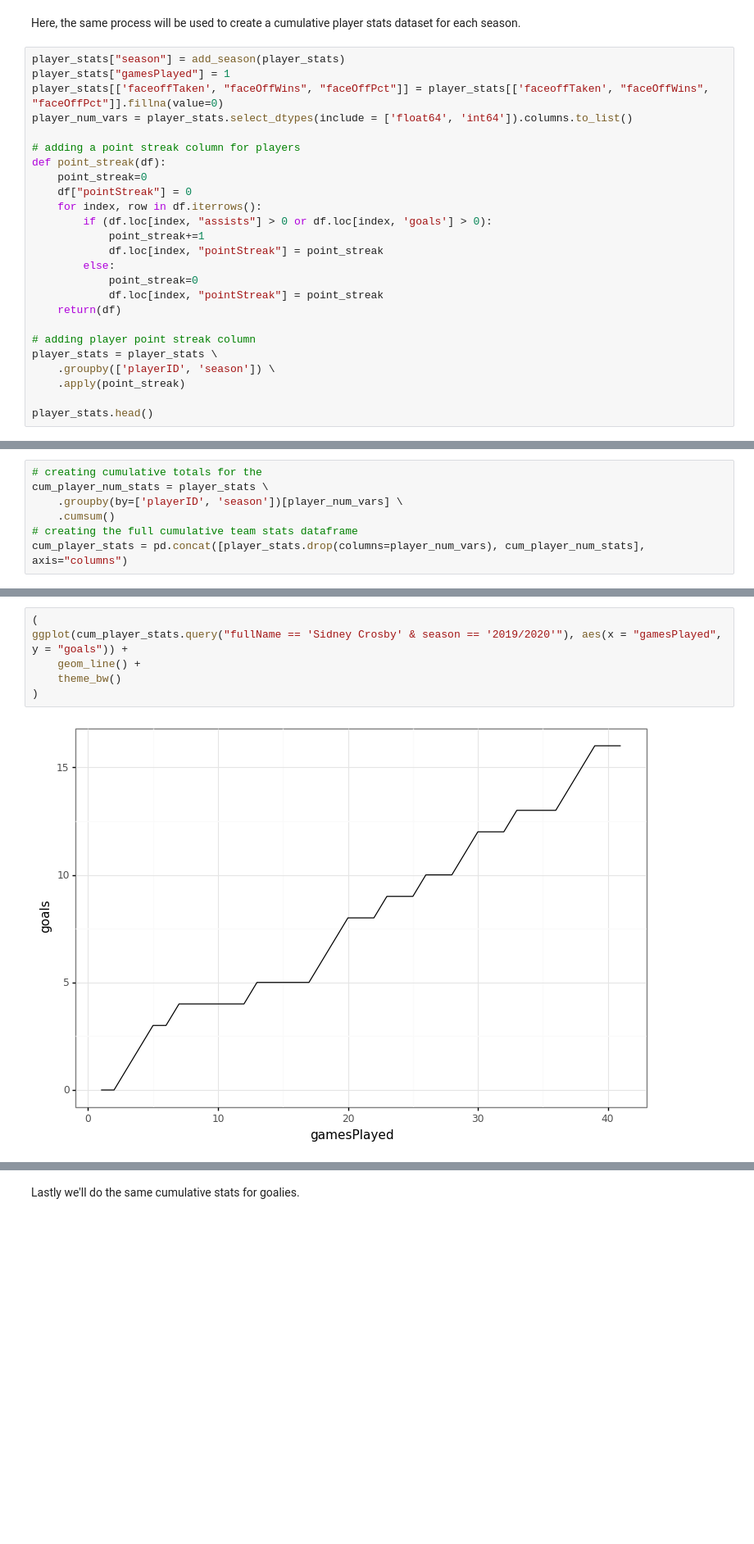
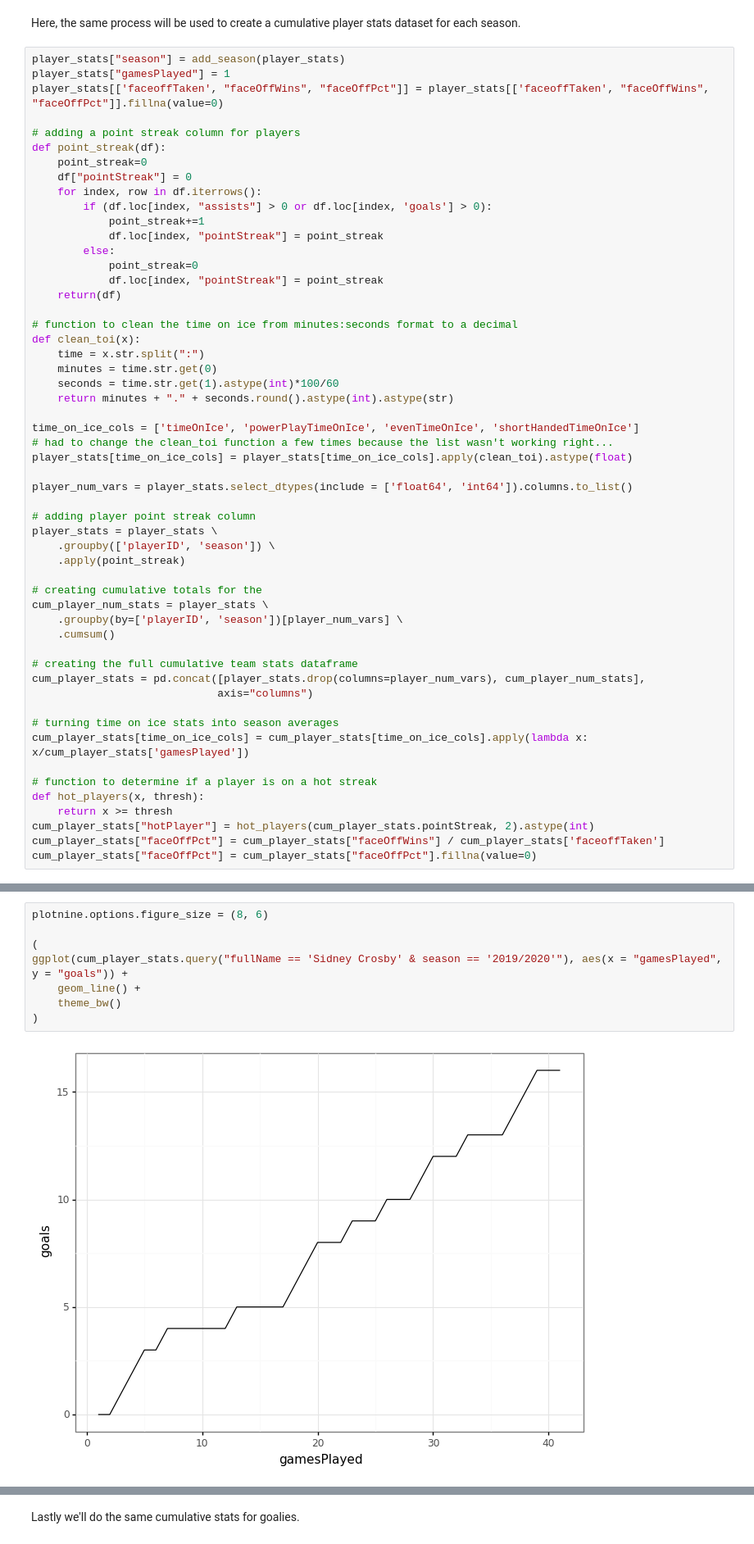
Before and after one commit to sjacobson94/COMP4449, a Jupyter notebook: final_project/analysis.ipynb, the cells around one changed output, grey strips where cells are left out. Shown at 82% size. Saved outputs shown, nothing was run; the diff lists cells and outputs as text; blank space fills up the shorter version.

```diff
--- a/final_project/analysis.ipynb
+++ b/final_project/analysis.ipynb
@@ -268,7 +269,6 @@ Here, the same process will be used to create a cumulative player stats dataset
 player_stats["season"] = add_season(player_stats)
 player_stats["gamesPlayed"] = 1
 player_stats[['faceoffTaken', "faceOffWins", "faceOffPct"]] = player_stats[['faceoffTaken', "faceOffWins", "faceOffPct"]].fillna(value=0)
-player_num_vars = player_stats.select_dtypes(include = ['float64', 'int64']).columns.to_list()
 
 # adding a point streak column for players
 def point_streak(df):
@@ -283,9 +283,39 @@ def point_streak(df):
             df.loc[index, "pointStreak"] = point_streak
     return(df)
 
+# function to clean the time on ice from minutes:seconds format to a decimal
+def clean_toi(x):
+    time = x.str.split(":")
+    minutes = time.str.get(0)
+    seconds = time.str.get(1).astype(int)*100/60
+    return minutes + "." + seconds.round().astype(int).astype(str)
+
+time_on_ice_cols = ['timeOnIce', 'powerPlayTimeOnIce', 'evenTimeOnIce', 'shortHandedTimeOnIce']
+# had to change the clean_toi function a few times because the list wasn't working right...
+player_stats[time_on_ice_cols] = player_stats[time_on_ice_cols].apply(clean_toi).astype(float)
+
+player_num_vars = player_stats.select_dtypes(include = ['float64', 'int64']).columns.to_list()
+
 # adding player point streak column
 player_stats = player_stats \
     .groupby(['playerID', 'season']) \
     .apply(point_streak)
 
-player_stats.head()
+# creating cumulative totals for the
+cum_player_num_stats = player_stats \
+    .groupby(by=['playerID', 'season'])[player_num_vars] \
+    .cumsum()
+
+# creating the full cumulative team stats dataframe
+cum_player_stats = pd.concat([player_stats.drop(columns=player_num_vars), cum_player_num_stats],
+                             axis="columns")
+
+# turning time on ice stats into season averages
+cum_player_stats[time_on_ice_cols] = cum_player_stats[time_on_ice_cols].apply(lambda x: x/cum_player_stats['gamesPlayed'])
+
+# function to determine if a player is on a hot streak
+def hot_players(x, thresh):
+    return x >= thresh
+cum_player_stats["hotPlayer"] = hot_players(cum_player_stats.pointStreak, 2).astype(int)
+cum_player_stats["faceOffPct"] = cum_player_stats["faceOffWins"] / cum_player_stats['faceoffTaken']
+cum_player_stats["faceOffPct"] = cum_player_stats["faceOffPct"].fillna(value=0)
@@ -300,7 +321,0 @@ player_stats.head()
-# %%
-# creating cumulative totals for the
-cum_player_num_stats = player_stats \
-    .groupby(by=['playerID', 'season'])[player_num_vars] \
-    .cumsum()
-# creating the full cumulative team stats dataframe
-cum_player_stats = pd.concat([player_stats.drop(columns=player_num_vars), cum_player_num_stats], axis="columns")
@@ -323,8 +340,10 @@ cum_player_stats
 # %%
+plotnine.options.figure_size = (8, 6)
+
 (
 ggplot(cum_player_stats.query("fullName == 'Sidney Crosby' & season == '2019/2020'"), aes(x = "gamesPlayed", y = "goals")) +
     geom_line() +
     theme_bw()
 )
 # %% [output]
-[figure, old version]
+[figure, new version]
```
Also changed, not shown: parts of 39 cells of this notebook, 1 other file.
